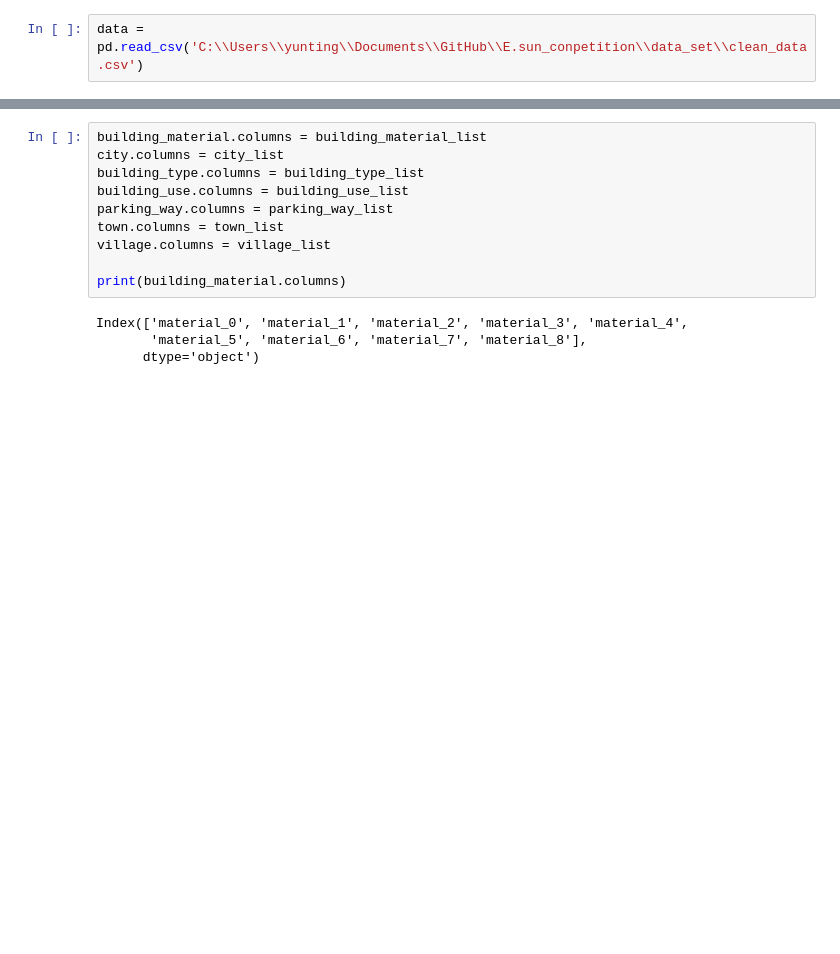
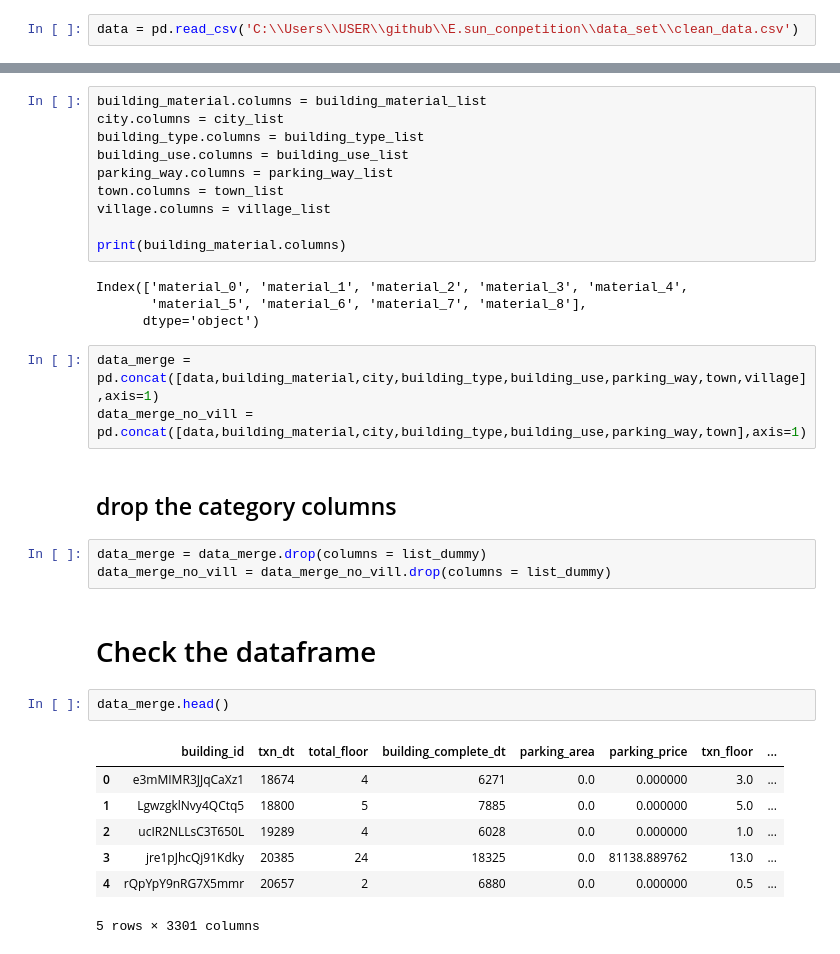
Before and after one commit to jeff20628m/E.sun_conpetition, a Jupyter notebook: (revise)one_hot_encoding.ipynb, the cells around one changed output, grey strips where cells are left out. Cells and saved outputs as stored; diff of their text form; blank space fills up the shorter version.

```diff
--- a/(revise)one_hot_encoding.ipynb
+++ b/(revise)one_hot_encoding.ipynb
@@ -14,7 +14,7 @@ ModuleNotFoundError: No module named 'graphviz'
 # %% [markdown]
 ## import train test data
 # %%
-data = pd.read_csv('C:\\Users\\yunting\\Documents\\GitHub\\E.sun_conpetition\\data_set\\clean_data.csv')
+data = pd.read_csv('C:\\Users\\USER\\github\\E.sun_conpetition\\data_set\\clean_data.csv')
 # %%
 data.head()
 # %% [output]
@@ -165,3 +165,23 @@ print(building_material.columns)
 Index(['material_0', 'material_1', 'material_2', 'material_3', 'material_4',
        'material_5', 'material_6', 'material_7', 'material_8'],
       dtype='object')
+# %%
+data_merge = pd.concat([data,building_material,city,building_type,building_use,parking_way,town,village],axis=1)
+data_merge_no_vill = pd.concat([data,building_material,city,building_type,building_use,parking_way,town],axis=1)
+# %% [markdown]
+## drop the category columns
+# %%
+data_merge = data_merge.drop(columns = list_dummy)
+data_merge_no_vill = data_merge_no_vill.drop(columns = list_dummy)
+# %% [markdown]
+# Check the dataframe
+# %%
+data_merge.head()
+# %% [output]
+|  | building_id | txn_dt | total_floor | building_complete_dt | parking_area | parking_price | txn_floor | ... |
+| 0 | e3mMIMR3JJqCaXz1 | 18674 | 4 | 6271 | 0.0 | 0.000000 | 3.0 | ... |
+| 1 | LgwzgklNvy4QCtq5 | 18800 | 5 | 7885 | 0.0 | 0.000000 | 5.0 | ... |
+| 2 | ucIR2NLLsC3T650L | 19289 | 4 | 6028 | 0.0 | 0.000000 | 1.0 | ... |
+| 3 | jre1pJhcQj91Kdky | 20385 | 24 | 18325 | 0.0 | 81138.889762 | 13.0 | ... |
+| 4 | rQpYpY9nRG7X5mmr | 20657 | 2 | 6880 | 0.0 | 0.000000 | 0.5 | ... |
+5 rows × 3301 columns
```
Also changed, not shown: parts of 6 cells of this notebook, 8 other files.
